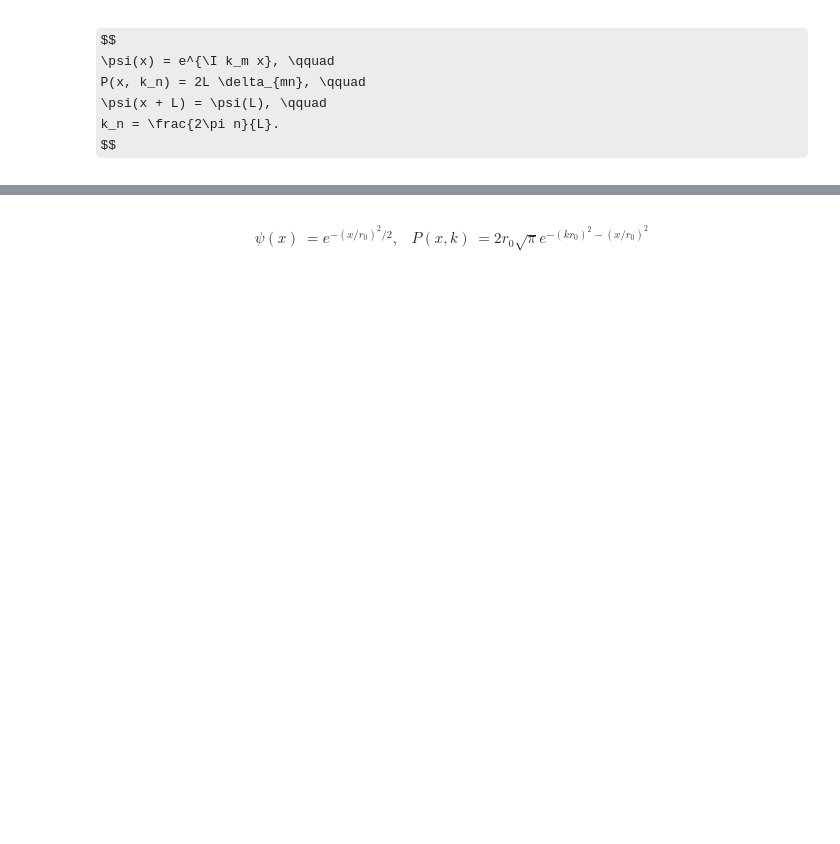
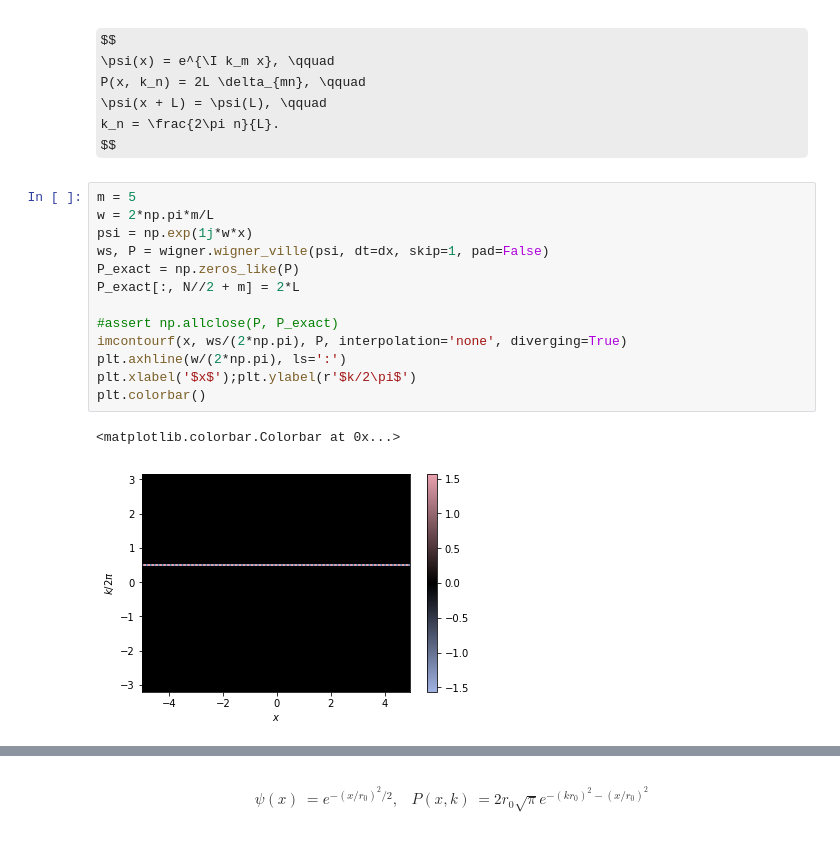
Before and after one commit to mforbes/mmfutils, a Jupyter notebook: doc/Wigner Ville.ipynb, the cells around one changed output, grey strips where cells are left out. Saved outputs shown, nothing was run; the diff lists cells and outputs as text; some formulas as TeX source; blank space fills up the shorter version.

```diff
--- a/doc/Wigner Ville.ipynb
+++ b/doc/Wigner Ville.ipynb
@@ -111,6 +117,22 @@ $$
   \psi(x + L) = \psi(L), \qquad
   k_n = \frac{2\pi n}{L}.
 $$
+# %%
+m = 5
+w = 2*np.pi*m/L
+psi = np.exp(1j*w*x)
+ws, P = wigner.wigner_ville(psi, dt=dx, skip=1, pad=False)
+P_exact = np.zeros_like(P)
+P_exact[:, N//2 + m] = 2*L
+
+#assert np.allclose(P, P_exact)
+imcontourf(x, ws/(2*np.pi), P, interpolation='none', diverging=True)
+plt.axhline(w/(2*np.pi), ls=':')
+plt.xlabel('$x$');plt.ylabel(r'$k/2\pi$')
+plt.colorbar()
+# %% [output]
+<matplotlib.colorbar.Colorbar at 0x...>
+[figure, added]
 # %%
 m = 1
 w = 2*np.pi*m/L
```
Also changed, not shown: parts of 11 cells of this notebook, 5 other files.
